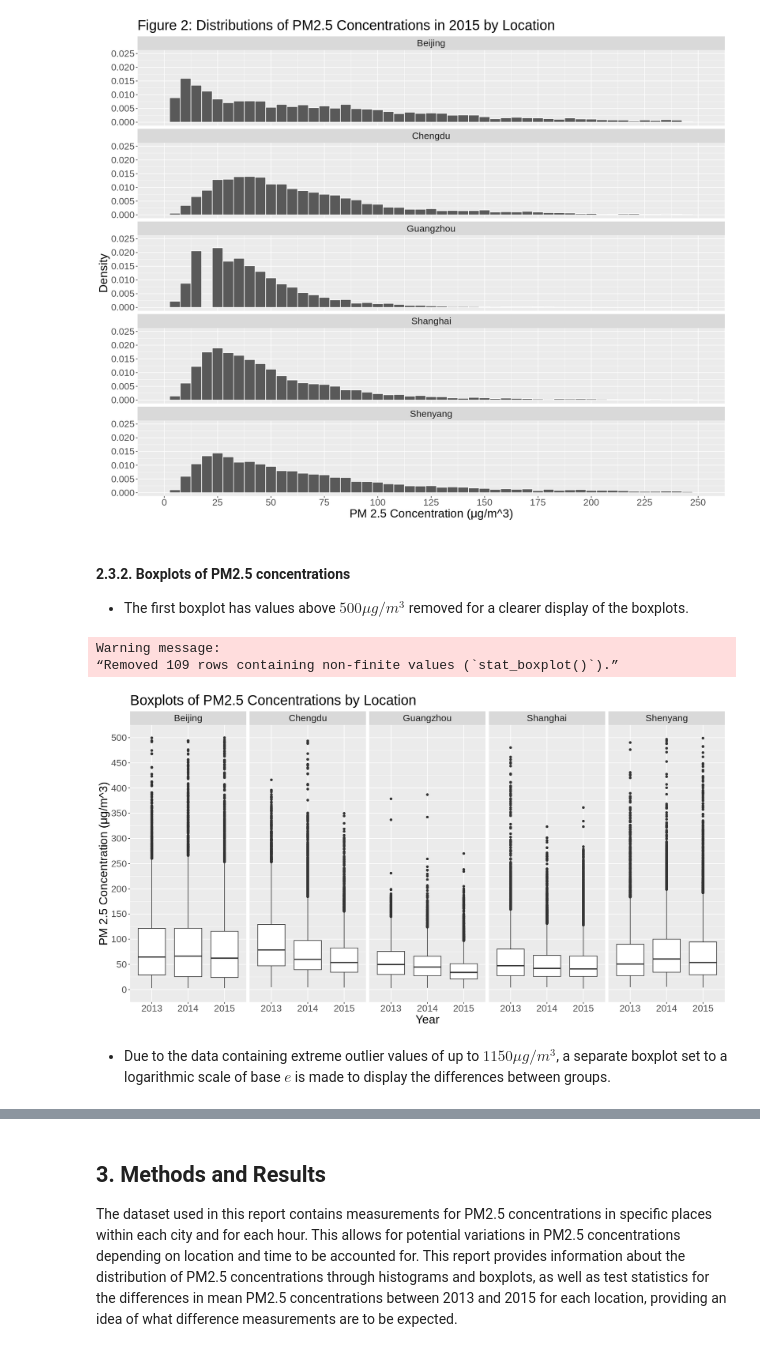
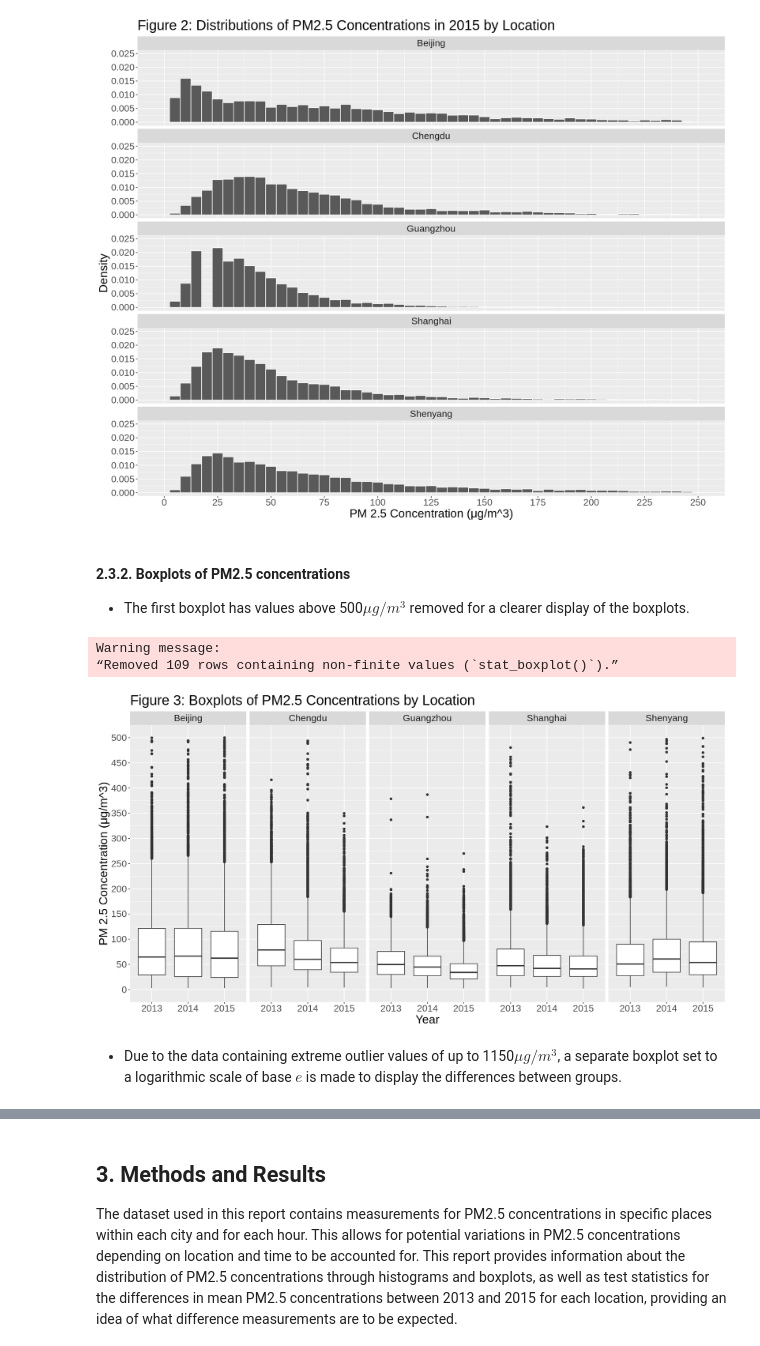
Before and after one commit to Nick-2003/STAT-201-Group-46-Project, a Jupyter notebook: STAT_201_Group_46_Final_Project.ipynb, the cells around one changed output, grey strips where cells are left out. Cells and saved outputs as stored; diff of their text form; code cells hidden in the pictures.

```diff
--- a/STAT_201_Group_46_Final_Project.ipynb
+++ b/STAT_201_Group_46_Final_Project.ipynb
@@ -188,31 +188,28 @@ Warning message:
 [figure]
 # %% [markdown]
 #### 2.3.2. Boxplots of PM2.5 concentrations
-<!-- - The boxplots below display the general information on the overall population. -->
-<!-- - The majority of values do not exceed $150 \mu g/m^3$. -->
-- The first boxplot has values above $500 \mu g/m^3$ removed for a clearer display of the boxplots.
-<!-- - There exist outlier values of up to $1150 \mu g/m^3$, with values above $500 \mu g/m^3$ removed for a clearer display of the boxplots. -->
+- The first boxplot has values above 500$\mu g/m^3$ removed for a clearer display of the boxplots.
 # %%
 options(repr.plot.width = 15, repr.plot.height = 8)
 
 # Boxplots of PM2.5 Concentrations by Location
 box_total <- total_PM2.5_AV %>%
     mutate(year = as.character(year)) %>%
     mutate(PM_2.5_AV_log = log(PM_2.5_AV)) %>%
     ggplot(aes(x = year, y = PM_2.5_AV)) +
     geom_boxplot() +
     labs(x = "Year", y = "PM 2.5 Concentration (μg/m^3)") +
     facet_wrap(~location, scales="fixed", nrow = 1) +
-    ggtitle("Boxplots of PM2.5 Concentrations by Location") +
+    ggtitle("Figure 3: Boxplots of PM2.5 Concentrations by Location") +
     theme(text = element_text(size = 20)) +
     scale_y_continuous(limits = c(0, 500), breaks = seq(0, 500, by = 50))
 box_total
 # %% [output]
 Warning message:
 “Removed 109 rows containing non-finite values (`stat_boxplot()`).”
-[figure, old version]
+[figure, new version]
 # %% [markdown]
-- Due to the data containing extreme outlier values of up to $1150 \mu g/m^3$, a separate boxplot set to a logarithmic scale of base $e$ is made to display the differences between groups.
+- Due to the data containing extreme outlier values of up to 1150$\mu g/m^3$, a separate boxplot set to a logarithmic scale of base $e$ is made to display the differences between groups.
 # %%
 options(repr.plot.width = 15, repr.plot.height = 8)
 
```
Also changed, not shown: parts of 20 cells of this notebook.
